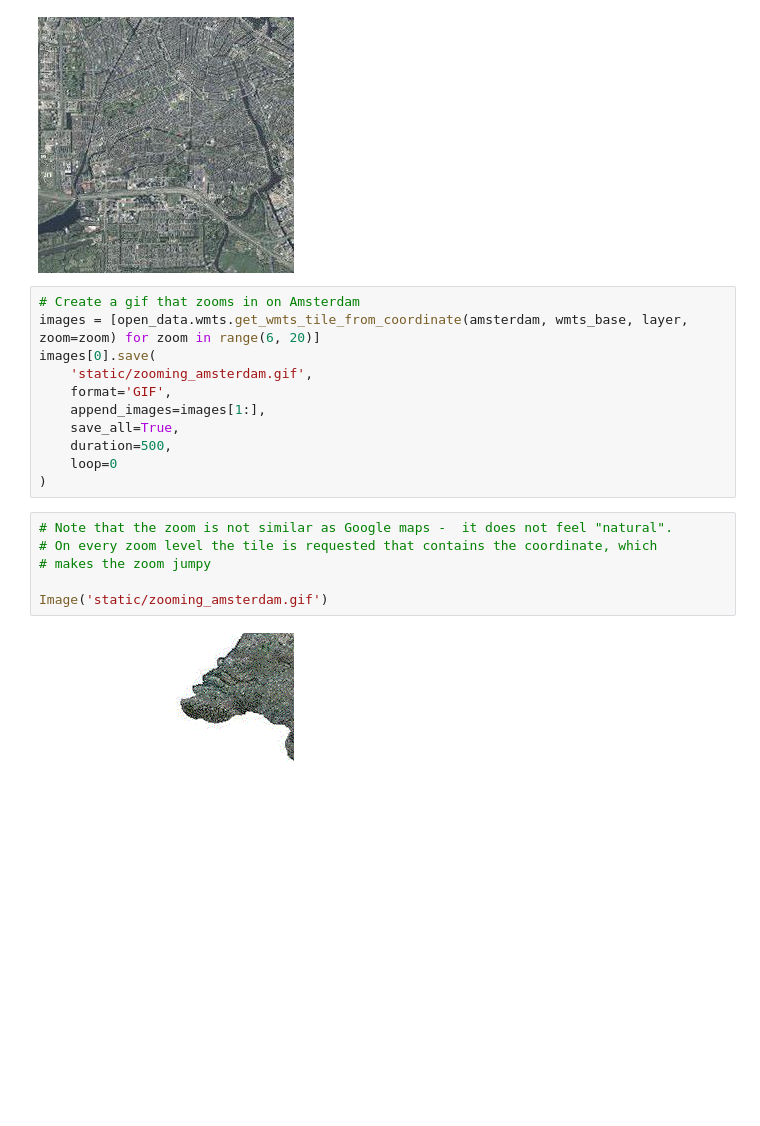
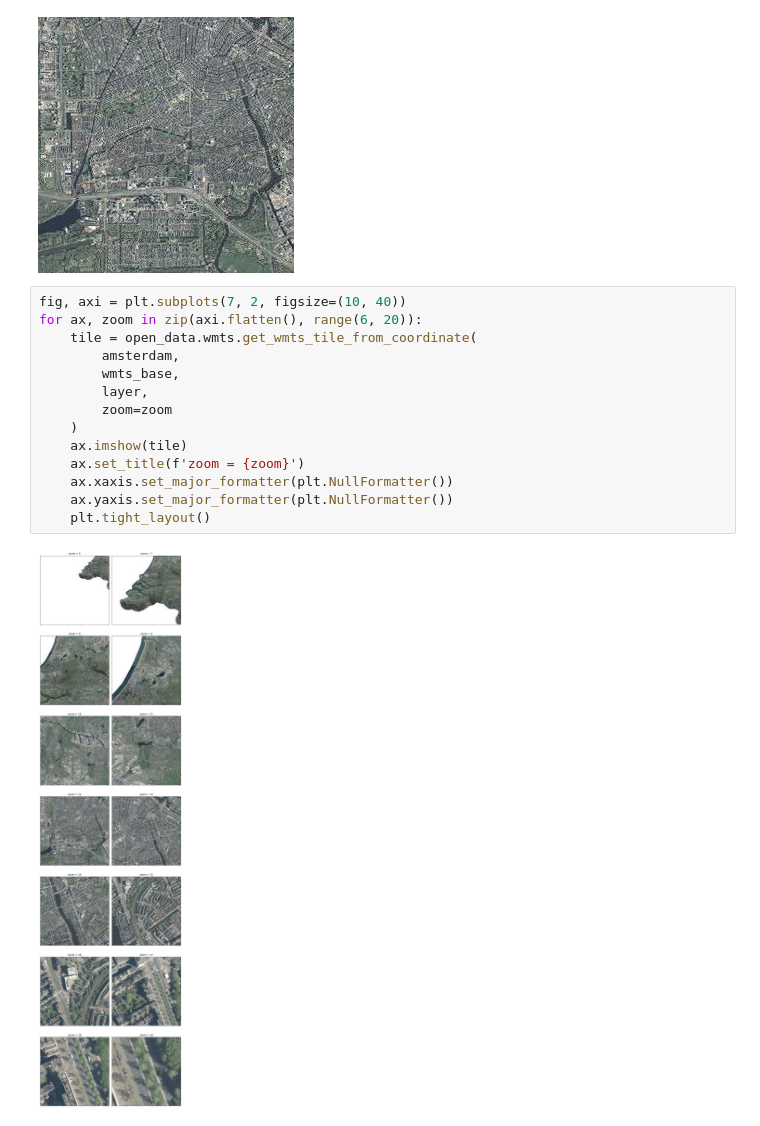
Before and after one commit to JCZuurmond/building-detector, a Jupyter notebook: notebooks/download-pictures-from-wmts.ipynb, the cells around one changed output. Drawn from its saved outputs; the diff is of its cells as text; blank space fills up the shorter version.

```diff
--- a/notebooks/download-pictures-from-wmts.ipynb
+++ b/notebooks/download-pictures-from-wmts.ipynb
@@ -33,22 +33,19 @@ tile_col, tile_row
 open_data.wmts.get_wmts_tile_from_coordinate(amsterdam, wmts_base, layer, zoom=12)
 # %% [output]
 [figure]
-# %%
-# Create a gif that zooms in on Amsterdam
-images = [open_data.wmts.get_wmts_tile_from_coordinate(amsterdam, wmts_base, layer, zoom=zoom) for zoom in range(6, 20)]
-images[0].save(
-    'static/zooming_amsterdam.gif',
-    format='GIF',
-    append_images=images[1:],
-    save_all=True,
-    duration=500,
-    loop=0
-)
-# %%
-# Note that the zoom is not similar as Google maps -  it does not feel "natural".
-# On every zoom level the tile is requested that contains the coordinate, which
-# makes the zoom jumpy
-
-Image('static/zooming_amsterdam.gif')
-# %% [output]
-[figure, removed]
+# %%
+fig, axi = plt.subplots(7, 2, figsize=(10, 40))
+for ax, zoom in zip(axi.flatten(), range(6, 20)):
+    tile = open_data.wmts.get_wmts_tile_from_coordinate(
+        amsterdam,
+        wmts_base,
+        layer,
+        zoom=zoom
+    )
+    ax.imshow(tile)
+    ax.set_title(f'zoom = {zoom}')
+    ax.xaxis.set_major_formatter(plt.NullFormatter())
+    ax.yaxis.set_major_formatter(plt.NullFormatter())
+    plt.tight_layout()
+# %% [output]
+[figure, added]
```
